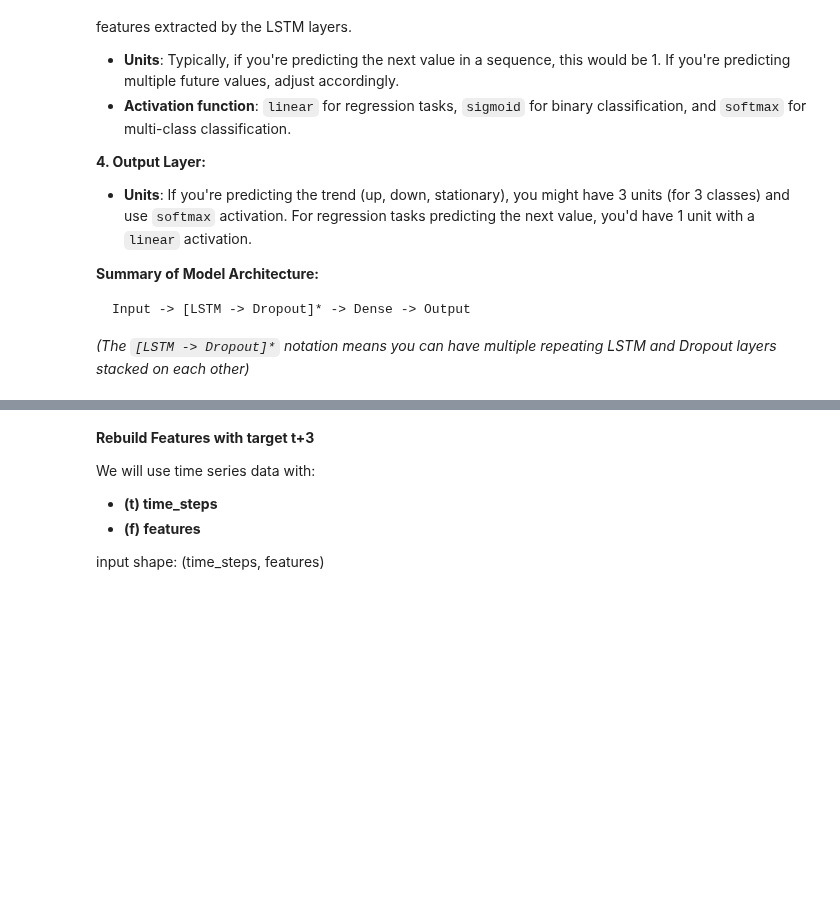
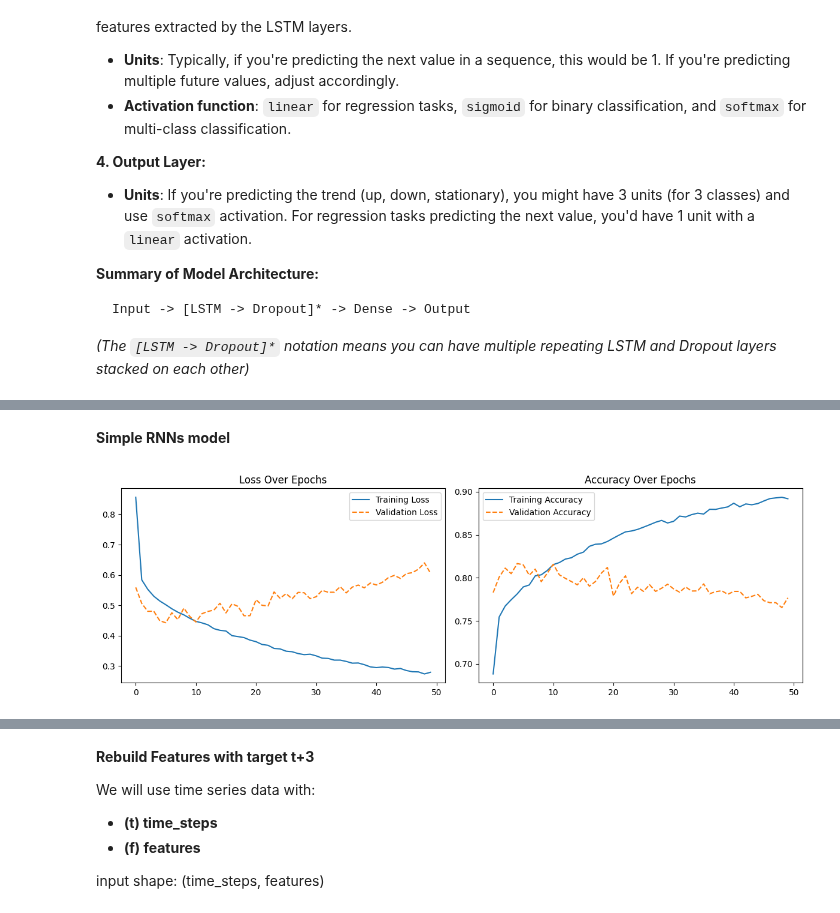
Before and after one commit to natapone/btc_live_price_prediction, a Jupyter notebook: 04_deep_learning_model.ipynb, the cells around one changed output, grey strips where cells are left out. Saved outputs shown, nothing was run; the diff lists cells and outputs as text; code cells hidden in the pictures; blank space fills up the shorter version.

```diff
--- a/04_deep_learning_model.ipynb
+++ b/04_deep_learning_model.ipynb
@@ -330,0 +333,16 @@ Input -> [LSTM -> Dropout]* -> Dense -> Output
+# %%
+df = read_hist_data()
+df = get_target_next_ema_diff(df, target_shift=2)
+df = get_features_v1(df)
+df = df.dropna()
+
+T = 1 # number of periods to use as input features (time steps)
+F = int((df.shape[1] -1) / T) # number of input features
+C = 5 # number of classes
+
+# Count target values
+print("Count", df['target'].value_counts())
+
+print("Data shape: ", df.shape )
+print(f"Input shape: ({T}, {F})")
+df.describe()
@@ -330,0 +423,2 @@ Input -> [LSTM -> Dropout]* -> Dense -> Output
+# %% [markdown]
+**Simple RNNs model**
@@ -330,0 +451,25 @@ Input -> [LSTM -> Dropout]* -> Dense -> Output
+# %%
+# plot loss and accuracy vs validation loss and accuracy
+import matplotlib.pyplot as plt
+
+def plot_rnn_training_eval(history):
+    plt.figure(figsize=(12, 4))
+    plt.subplot(1, 2, 1)
+    plt.plot(history.history['loss'], label='Training Loss')
+    plt.plot(history.history['val_loss'], label='Validation Loss', linestyle='--')
+    plt.legend()
+    plt.title('Loss Over Epochs')
+
+    plt.subplot(1, 2, 2)
+    plt.plot(history.history['accuracy'], label='Training Accuracy')
+    plt.plot(history.history['val_accuracy'], label='Validation Accuracy', linestyle='--')
+    plt.legend()
+    plt.title('Accuracy Over Epochs')
+
+    plt.tight_layout()
+    plt.show()
+
+
+plot_rnn_training_eval(history)
+# %% [output]
+[figure, added]
```
Also changed, not shown: parts of 20 cells of this notebook.
